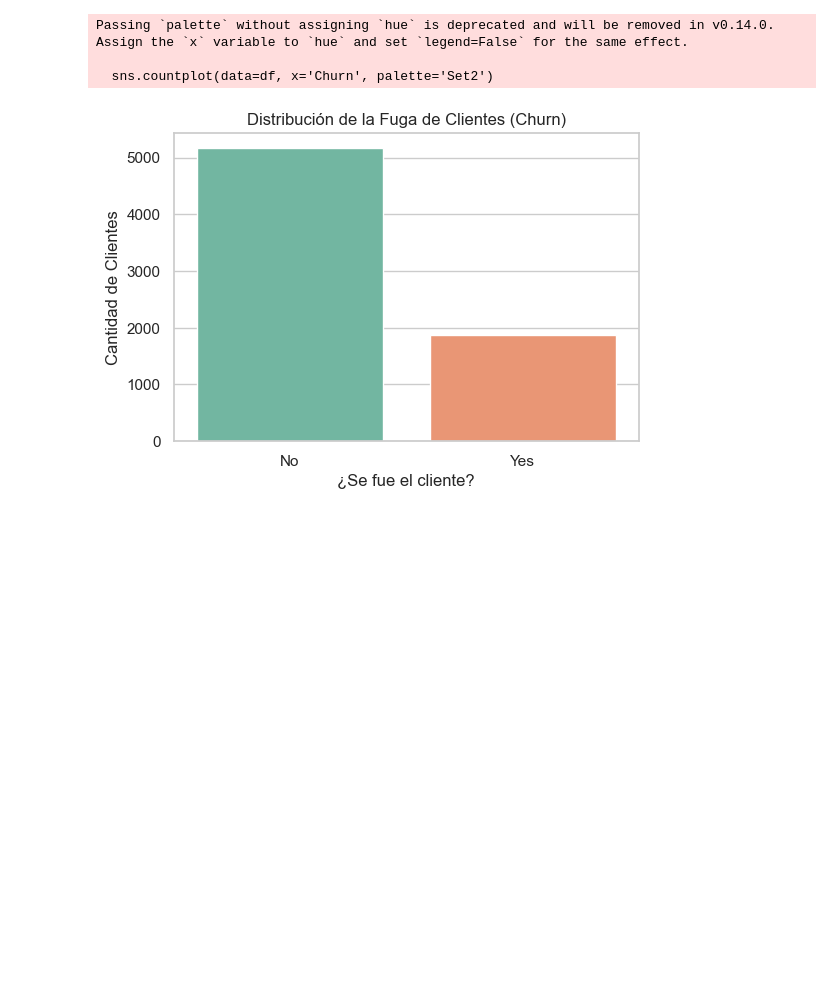
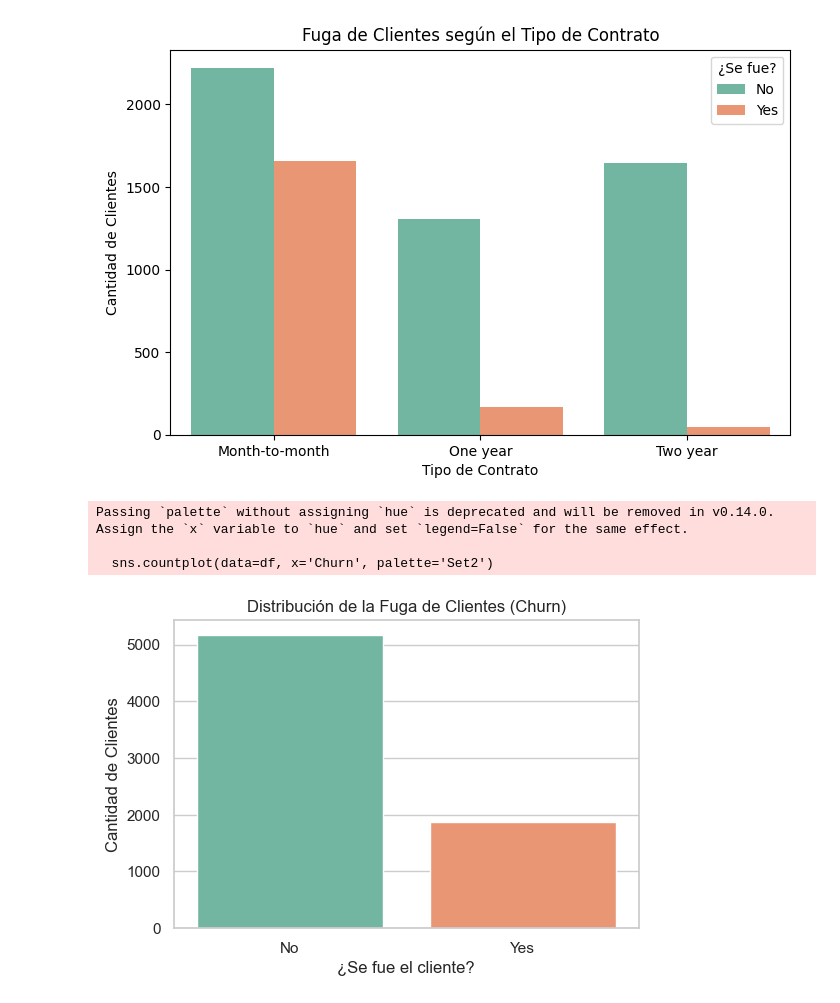
Before and after one commit to JeimyGit08/customer-churn-analytics, a Jupyter notebook: notebooks/01_exploracion_datos.ipynb, the cells around one changed output. Saved outputs shown, nothing was run; the diff lists cells and outputs as text; code cells hidden in the pictures; blank space fills up the shorter version.

Commit message:
Limpieza de TotalCharges y analisis de contratos

```diff
--- a/notebooks/01_exploracion_datos.ipynb
+++ b/notebooks/01_exploracion_datos.ipynb
@@ -0,0 +19,6 @@
+# %%
+# Cambiar 'Yes' por 1 y 'No' por 0 en la columna Churn
+df['Churn_Numerico'] = df['Churn'].map({'Yes': 1, 'No': 0})
+
+# Verificar el cambio mostrando las columnas originales y la nueva
+df[['Churn', 'Churn_Numerico']].head()
@@ -1,3 +32,20 @@
+# %%
+import matplotlib.pyplot as plt
+import seaborn as sns
+
+# Crear un gráfico que compare el Tipo de Contrato con el Churn
+plt.figure(figsize=(8,5))
+sns.countplot(data=df, x='Contract', hue='Churn', palette='Set2')
+
+# Títulos y etiquetas
+plt.title('Fuga de Clientes según el Tipo de Contrato')
+plt.xlabel('Tipo de Contrato')
+plt.ylabel('Cantidad de Clientes')
+plt.legend(title='¿Se fue?')
+
+plt.show()
+# %% [output]
+[figure, added]
 # %%
 import matplotlib.pyplot as plt
 import seaborn as sns
```
Also changed, not shown: parts of 2 cells of this notebook.
